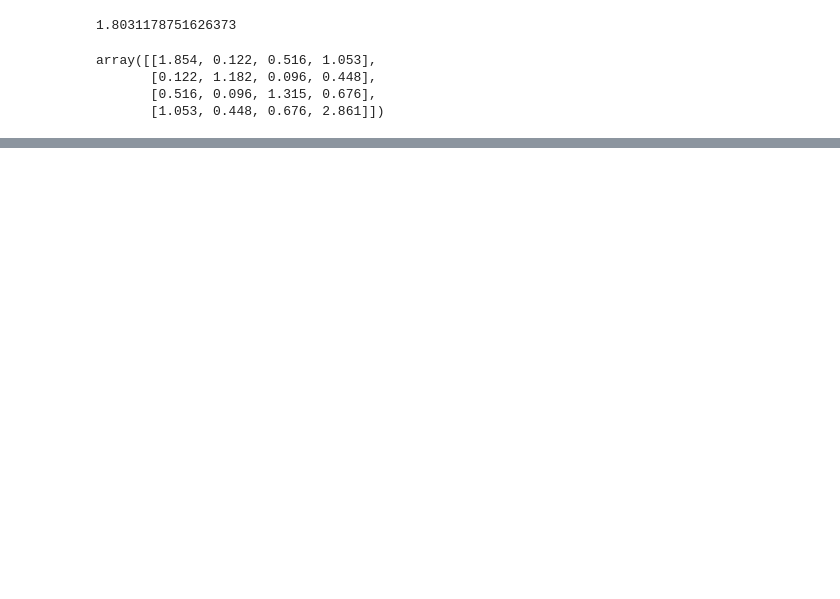
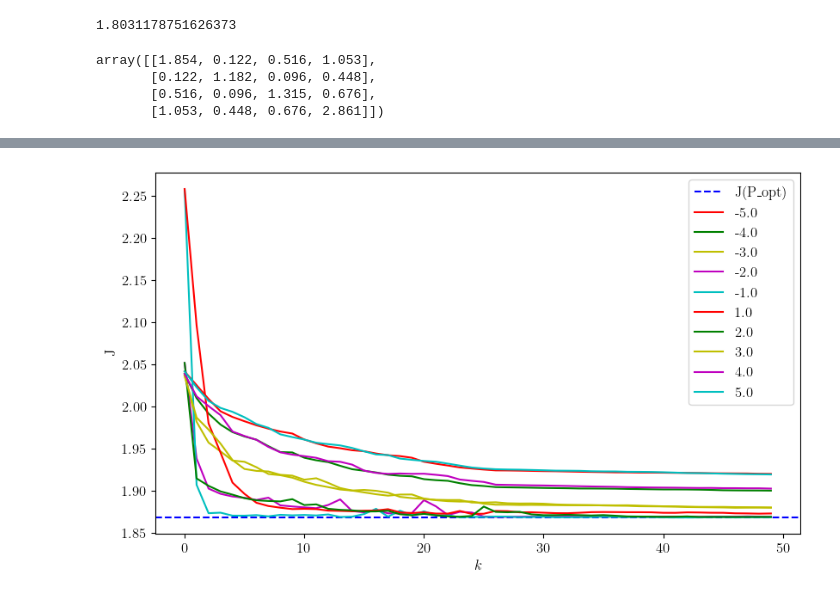
Before and after one commit to cyan-at/cocp, a Jupyter notebook: lqr.ipynb, the cells around one changed output, grey strips where cells are left out. Drawn from its saved outputs; the diff is of its cells as text; code cells hidden in the pictures; blank space fills up the shorter version.

```diff
--- a/lqr.ipynb
+++ b/lqr.ipynb
@@ -122,0 +289,23 @@ plt.show()
+# %%
+latexify(fig_width=10)
+fig, ax = plt.subplots()
+plt.xticks([0, 10, 20, 30, 40, 50])
+plt.gca().yaxis.set_minor_formatter(matplotlib.ticker.ScalarFormatter())
+plt.axhline(loss_lqr, linestyle='--', color='b', label='J(P_opt)')
+
+colors = 'rgymck'
+
+all_keys = sorted(data.keys())
+for s_i, s in enumerate(all_keys):
+    if np.abs(s) < 1e-3:
+        continue
+    plt.plot(data[s]["losses"], color=colors[s_i % len(colors)], label=s)
+
+plt.legend()
+plt.ylabel("J")
+plt.xlabel("$k$")
+plt.subplots_adjust(left=.15, bottom=.2)
+plt.savefig("all_lqr.jpg")
+plt.show()
+# %% [output]
+[figure, added]
```
Also changed, not shown: parts of 8 cells of this notebook, 2 other files.
